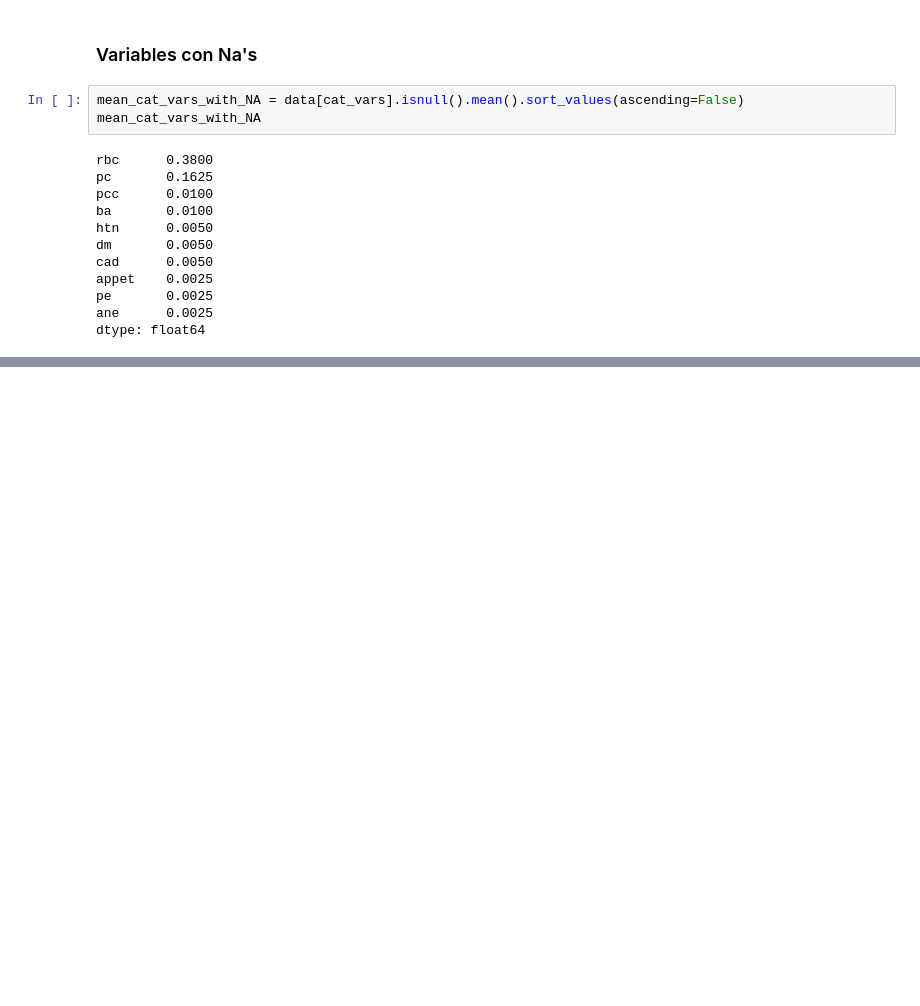
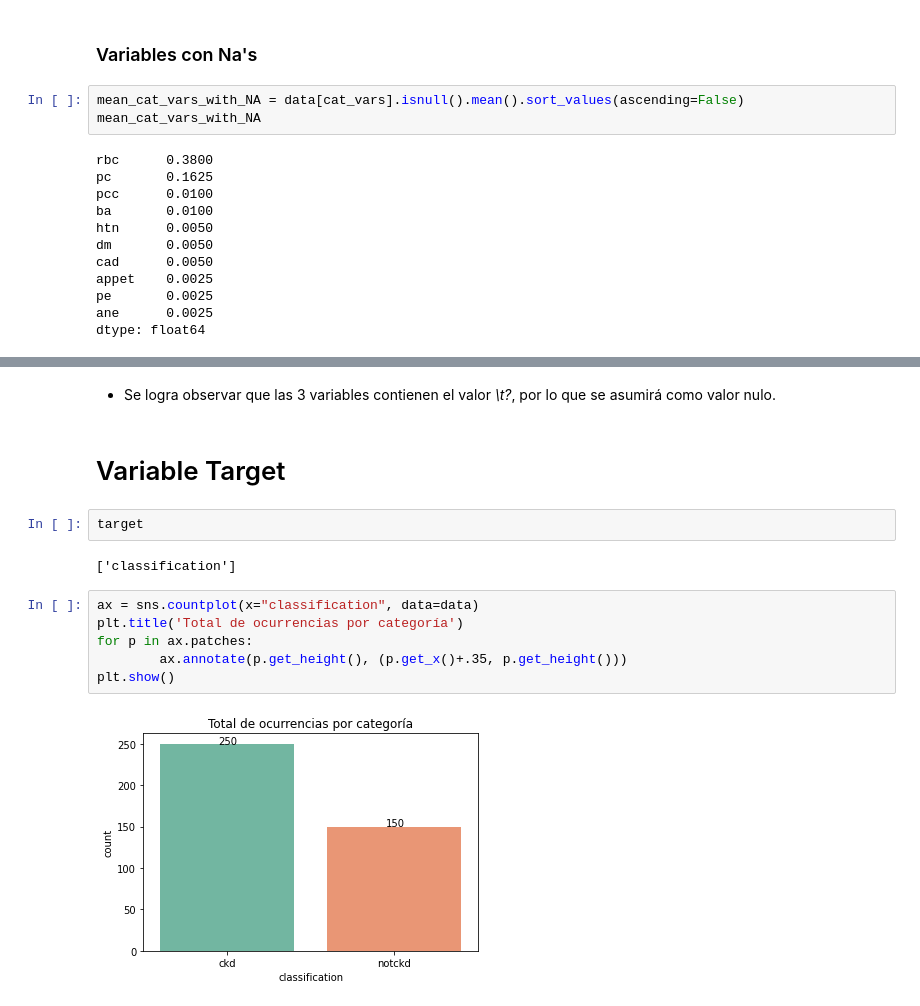
Before and after one commit to andrear17/Proyecto_Final_PD, a Jupyter notebook: Análisis_Exploratorio.ipynb, the cells around one changed output, grey strips where cells are left out. Drawn from its saved outputs; the diff is of its cells as text; blank space fills up the shorter version.

```diff
--- a/Análisis_Exploratorio.ipynb
+++ b/Análisis_Exploratorio.ipynb
@@ -255,0 +286,16 @@ plt.show()
+# %% [markdown]
+* Se logra observar que las 3 variables contienen el valor *\t?*, por lo que se asumirá como valor nulo.
+# %% [markdown]
+# Variable Target
+# %%
+target
+# %% [output]
+['classification']
+# %%
+ax = sns.countplot(x="classification", data=data)
+plt.title('Total de ocurrencias por categoría')
+for p in ax.patches:
+        ax.annotate(p.get_height(), (p.get_x()+.35, p.get_height()))
+plt.show()
+# %% [output]
+[figure, added]
```
Also changed, not shown: parts of 4 cells of this notebook.
